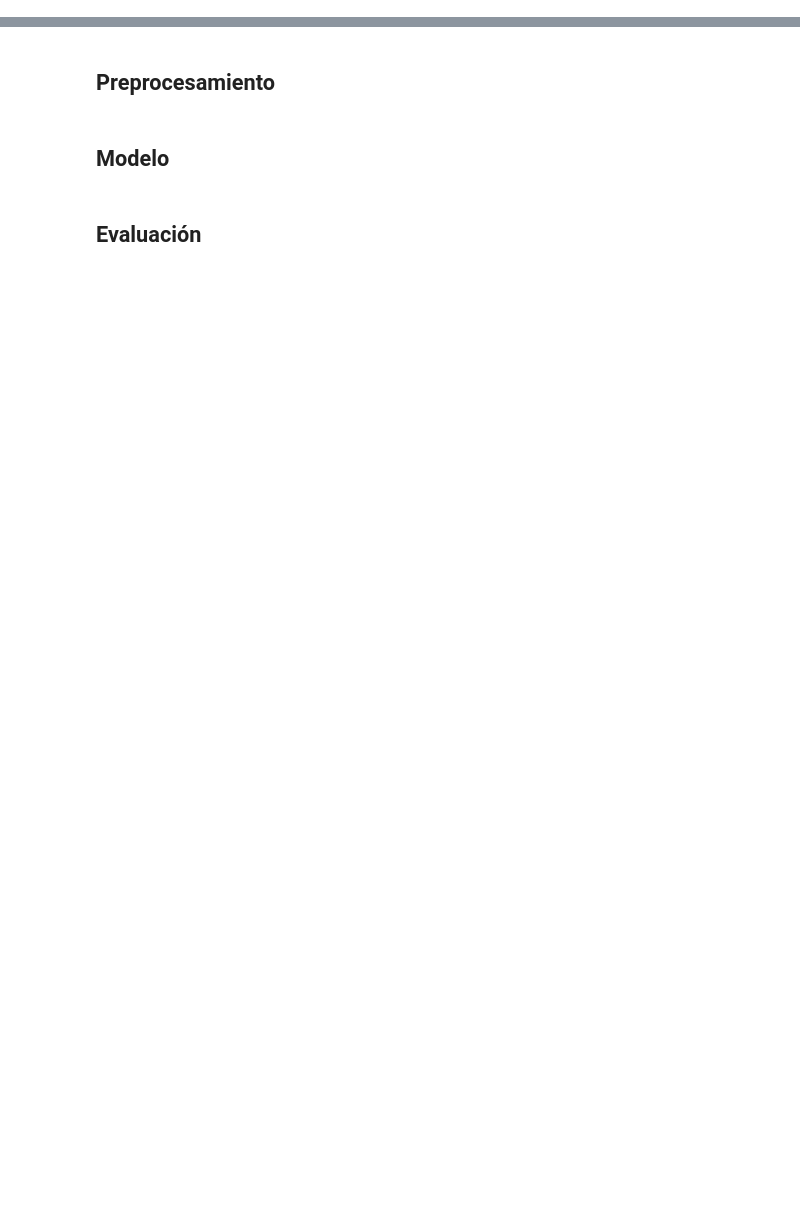
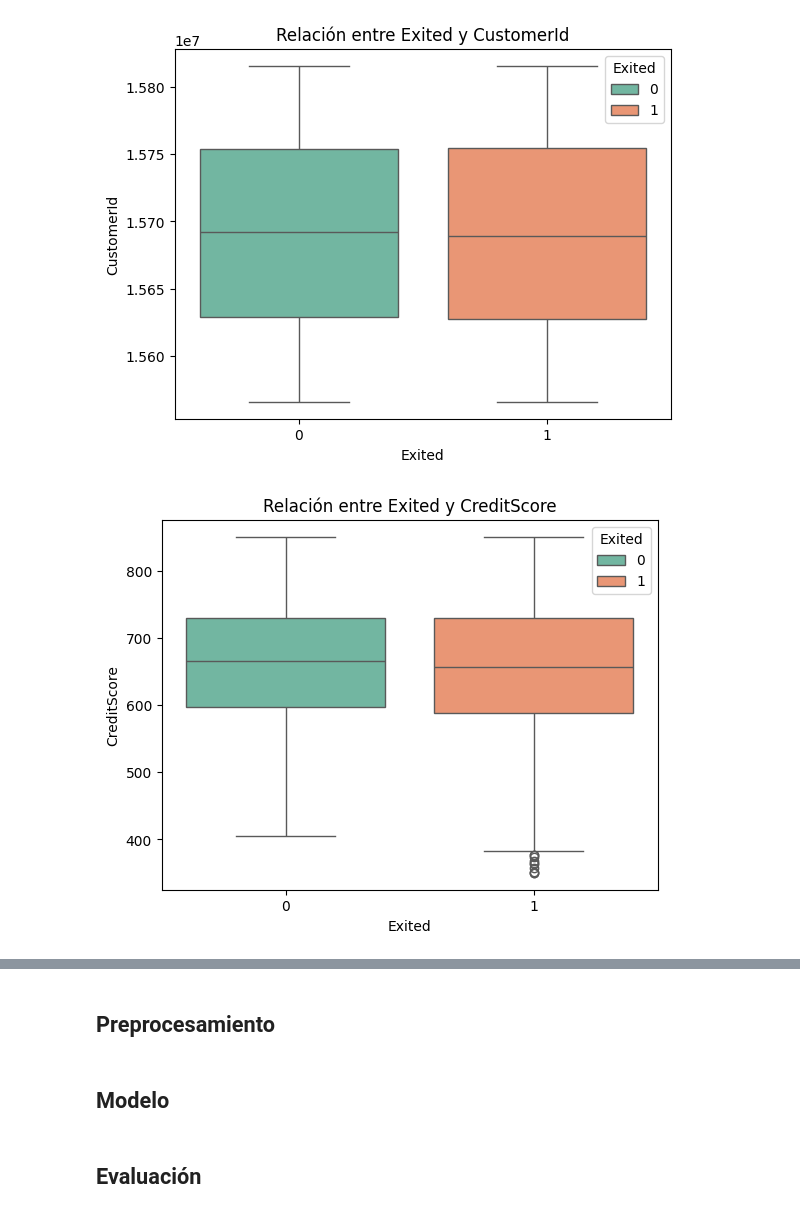
Before and after one commit to Pacatro/client_retention, a Jupyter notebook: client_retention.ipynb, the cells around one changed output, grey strips where cells are left out. Saved outputs shown, nothing was run; the diff lists cells and outputs as text; code cells hidden in the pictures; blank space fills up the shorter version.

```diff
--- a/client_retention.ipynb
+++ b/client_retention.ipynb
@@ -63,0 +150,10 @@ Test DataFrame shape: (2000, 12)
+# %%
+# Relación entre Exited y variables numéricas
+for col in num_cols:
+    if col != TARGET:
+        sns.boxplot(x=TARGET, y=col, data=train_df, palette='Set2', hue=TARGET)
+        plt.title(f'Relación entre Exited y {col}')
+        plt.show()
+# %% [output]
+[figure, added]
+[figure, added]
```
Also changed, not shown: parts of 14 cells of this notebook, 2 other files.
